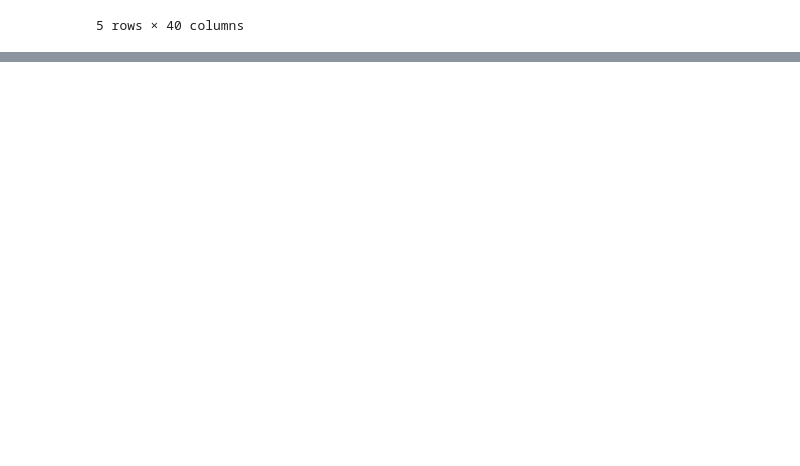
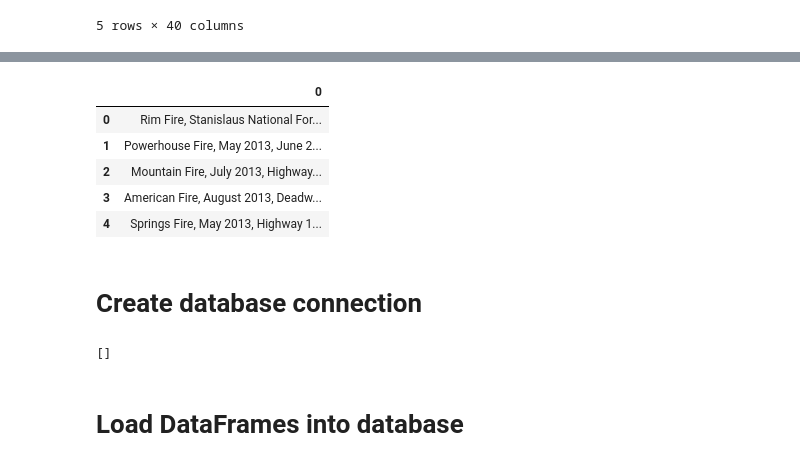
Before and after one commit to ericpiper/etl, a Jupyter notebook: etl_project.ipynb, the cells around one changed output, grey strips where cells are left out. Cells and saved outputs as stored; diff of their text form; code cells hidden in the pictures; blank space fills up the shorter version.

Commit message:
created connection

```diff
--- a/etl_project.ipynb
+++ b/etl_project.ipynb
@@ -155,3 +166,16 @@ Structures_Destroyed     float64
 Structures_Threatened    float64
 Water_Tenders            float64
 dtype: object
+# %%
+keywords = fire_df['Search_Keywords'].unique()
+search_keywords_df = pd.DataFrame(keywords)
+search_keywords_df.head()
+# %% [output]
+|  | 0 |
+| 0 | Rim Fire, Stanislaus National For... |
+| 1 | Powerhouse Fire, May 2013, June 2... |
+| 2 | Mountain Fire, July 2013, Highway... |
+| 3 | American Fire, August 2013, Deadw... |
+| 4 | Springs Fire, May 2013, Highway 1... |
+# %% [markdown]
+# Create database connection
@@ -157,0 +185,7 @@ dtype: object
+# %%
+# Confirm tables
+engine.table_names()
+# %% [output]
+[]
+# %% [markdown]
+# Load DataFrames into database
```
Also changed, not shown: parts of 9 cells of this notebook, 1 other file.
